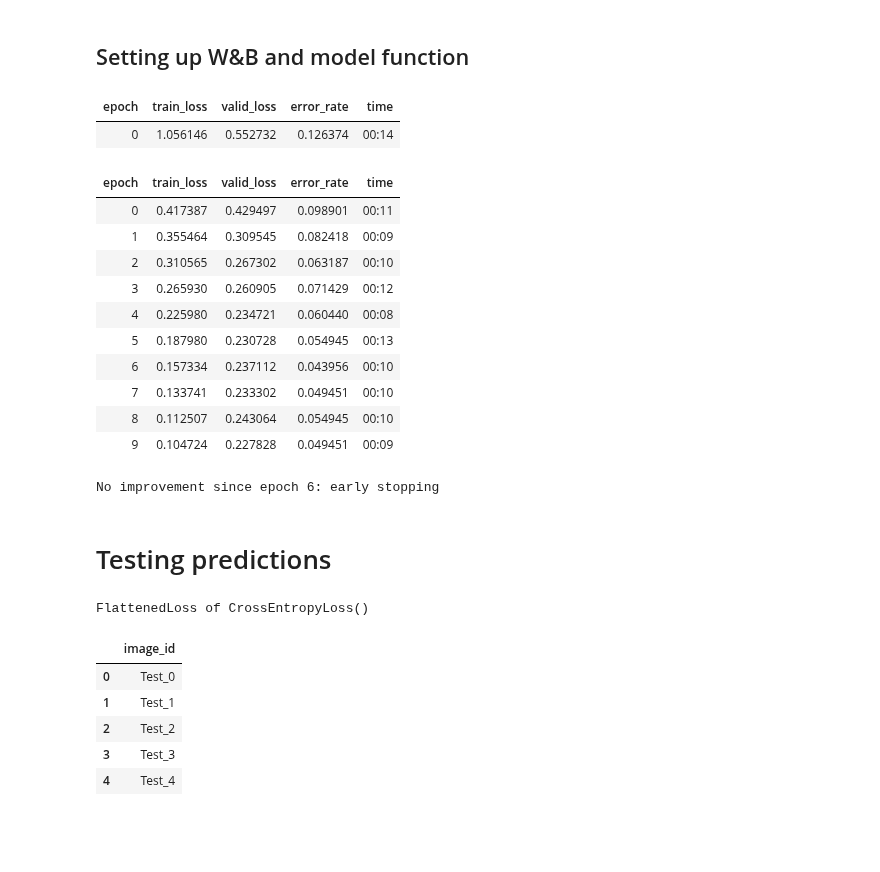
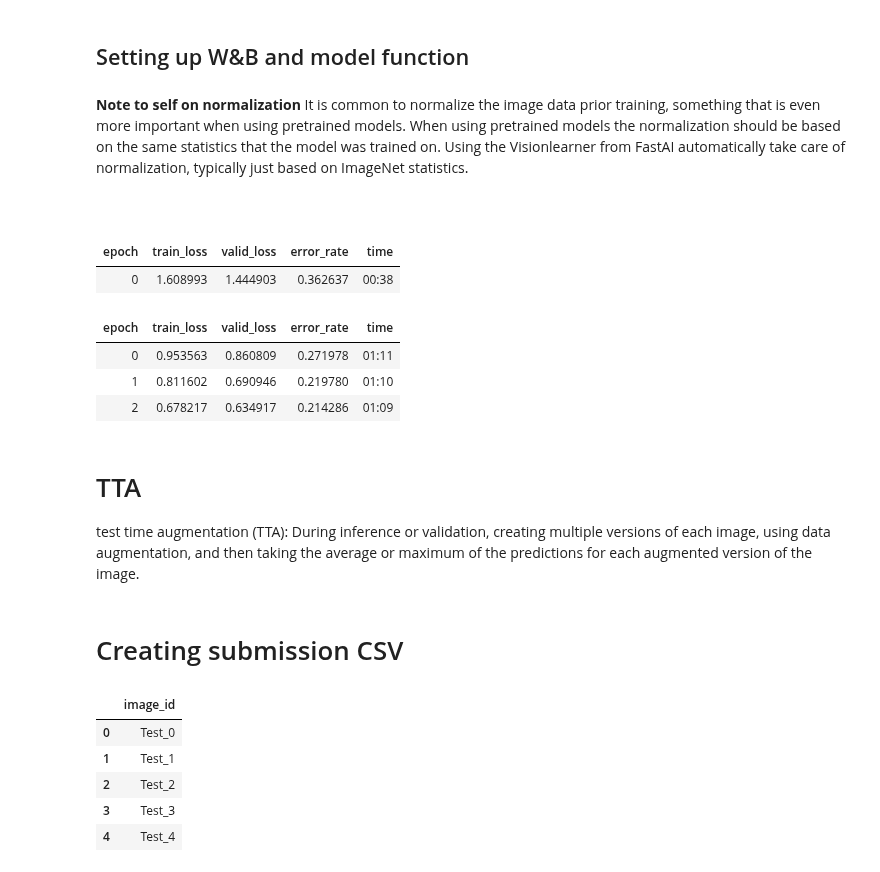
Before and after one commit to jalkestrup/fastai_course, a Jupyter notebook: 10_final_project/apple_disease_v2.ipynb, the cells around one changed output. Saved outputs shown, nothing was run; the diff lists cells and outputs as text; code cells hidden in the pictures; blank space fills up the shorter version.

Commit message:
implemented test inference and kaggle submission csv

````diff
--- a/10_final_project/apple_disease_v2.ipynb
+++ b/10_final_project/apple_disease_v2.ipynb
@@ -171,9 +164,12 @@ import wandb
+# %% [markdown]
+**Note to self on normalization** It is common to normalize the image data prior training, something that is even more important when using pretrained models. When using pretrained models the normalization should be based on the same statistics that the model was trained on. Using the Visionlearner from FastAI automatically take care of normalization, typically just based on ImageNet statistics.
+```
 # %%
 #Function for easily swapping item transform and aug
 #Added early stopping for longer train runs
 from fastai.callback.wandb import *
 
-def train_model(arch, item, batch, epochs, batch_size=64, learning_rate=0.005, accum_steps=1):
+def train_model(arch, item, batch, epochs, batch_size=64, learning_rate=0.005, accum_steps=1, wandb_flag=False):
 
   config = {
       'arch': arch,
@@ -184,22 +180,27 @@ def train_model(arch, item, batch, epochs, batch_size=64, learning_rate=0.005, a
       'epochs': epochs,
   }
 
-  wandb.init(project='apple_disease', entity='jealk', group='model_architecture', config=config)
+  if wandb_flag:
+    wandb.init(project='apple_disease', entity='jealk', group='model_architecture', config=config)
 
   dls = ImageDataLoaders.from_df(df_train,
                                path=path,
                                fn_column = 'image_id',
                                label_col='label',
-                               folder = 'small_images',
+                               folder = 'tiny_images',
                                suff='.jpg',
                                item_tfms=item,
                                bs=batch_size//accum_steps,
                                batch_tfms=batch,
                                )
+  #Per default for categorical variables, CrossEntropy is used as loss function
   learn = vision_learner(dls,arch,metrics=error_rate).to_fp16()
 
   early_stopping_cb = EarlyStoppingCallback(monitor='error_rate', min_delta=0.0, patience=3)
-  callbacks = [WandbCallback(log=None,log_preds=False,log_model=False),early_stopping_cb]
+
+  callbacks = [early_stopping_cb]
+  if wandb_flag:
+    callbacks.append(WandbCallback(log=None,log_preds=False,log_model=False))
 
   if accum_steps > 1:
     gradient_accumulation_cb = GradientAccumulation(accum_steps)
@@ -207,34 +208,27 @@ def train_model(arch, item, batch, epochs, batch_size=64, learning_rate=0.005, a
 
   learn.fine_tune(epochs,learning_rate, cbs=callbacks)
 
-  wandb.finish()
+  if wandb_flag:
+    wandb.finish()
+
   return learn, dls
 # %%
-arch = 'vit_small_patch16_224.augreg_in21k_ft_in1k'
+arch = 'convnext_small_in22k'
 
 learn,dls = train_model(arch,
-                        item=Resize(256, method='crop'),
-                        batch=aug_transforms(size=224, min_scale=0.75),
-                        epochs=15)
+                        item=Resize(128, method='crop'),
+                        batch=aug_transforms(size=64, min_scale=0.75),
+                        epochs=3)
 # %% [output]
 | epoch | train_loss | valid_loss | error_rate | time |
-| 0 | 1.056146 | 0.552732 | 0.126374 | 00:14 |
+| 0 | 1.608993 | 1.444903 | 0.362637 | 00:38 |
 | epoch | train_loss | valid_loss | error_rate | time |
-| 0 | 0.417387 | 0.429497 | 0.098901 | 00:11 |
-| 1 | 0.355464 | 0.309545 | 0.082418 | 00:09 |
-| 2 | 0.310565 | 0.267302 | 0.063187 | 00:10 |
-| 3 | 0.265930 | 0.260905 | 0.071429 | 00:12 |
-| 4 | 0.225980 | 0.234721 | 0.060440 | 00:08 |
-| 5 | 0.187980 | 0.230728 | 0.054945 | 00:13 |
-| 6 | 0.157334 | 0.237112 | 0.043956 | 00:10 |
-| 7 | 0.133741 | 0.233302 | 0.049451 | 00:10 |
-| 8 | 0.112507 | 0.243064 | 0.054945 | 00:10 |
-| 9 | 0.104724 | 0.227828 | 0.049451 | 00:09 |
+| 0 | 0.953563 | 0.860809 | 0.271978 | 01:11 |
+| 1 | 0.811602 | 0.690946 | 0.219780 | 01:10 |
+| 2 | 0.678217 | 0.634917 | 0.214286 | 01:09 |
-No improvement since epoch 6: early stopping
-# %% [markdown]
-# Testing predictions
-# %%
-learn.loss_func
-# %% [output]
-FlattenedLoss of CrossEntropyLoss()
+# %% [markdown]
+# TTA
+ test time augmentation (TTA): During inference or validation, creating multiple versions of each image, using data augmentation, and then taking the average or maximum of the predictions for each augmented version of the image.
+# %% [markdown]
+# Creating submission CSV
 # %%
````
Also changed, not shown: parts of 20 cells of this notebook, 1 other file.
